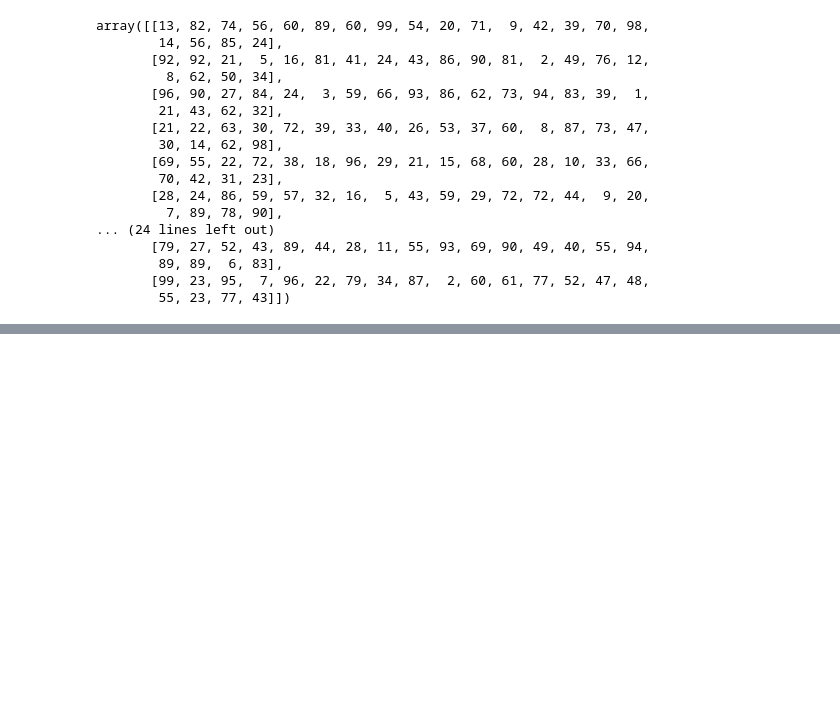
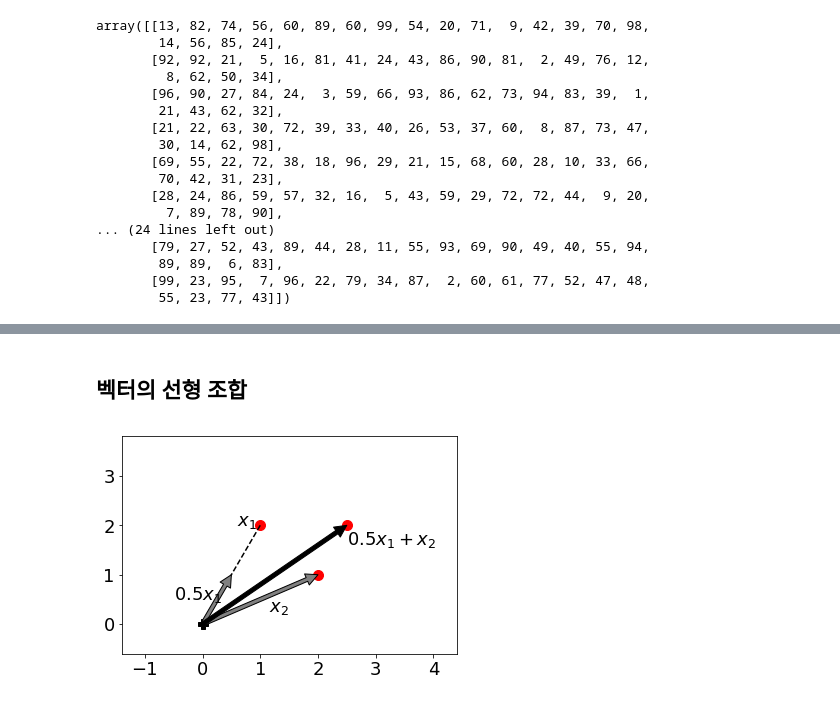
Before and after one commit to pyville/python, a Jupyter notebook: 0923.ipynb, the cells around one changed output, grey strips where cells are left out. Saved outputs shown, nothing was run; the diff lists cells and outputs as text; code cells hidden in the pictures; blank space fills up the shorter version.

```diff
--- a/0923.ipynb
+++ b/0923.ipynb
@@ -224,0 +327,25 @@ array([[13, 82, 74, 56, 60, 89, 60, 99, 54, 20, 71,  9, 42, 39, 70, 98,
+# %% [markdown]
+## 벡터의 선형 조합
+# %%
+x1 = np.array([1, 2])
+x2 = np.array([2, 1])
+x3 = 0.5 * x1 + x2
+plt.annotate('', xy=0.5*x1, xytext=(0, 0), arrowprops=gray)
+plt.annotate('', xy=x2, xytext=(0, 0), arrowprops=gray)
+plt.annotate('', xy=x3, xytext=(0, 0), arrowprops=black)
+plt.plot(0, 0, 'kP', ms=10)
+plt.plot(x1[0], x1[1], 'ro', ms=10)
+plt.plot(x2[0], x2[1], 'ro', ms=10)
+plt.plot(x3[0], x3[1], 'ro', ms=10)
+plt.plot([x1[0], 0], [x1[1], 0], 'k--')
+plt.text(0.6, 2.0, "$x_1$")
+plt.text(-0.5, 0.5, "$0.5x_1$")
+plt.text(1.15, 0.25, "$x_2$")
+plt.text(2.5, 1.6, "$0.5x_1 + x_2$")
+plt.xticks(np.arange(-2, 5))
+plt.yticks(np.arange(-1, 4))
+plt.xlim(-1.4, 4.4)
+plt.ylim(-0.6, 3.8)
+plt.show()
+# %% [output]
+[figure, added]
```
Also changed, not shown: parts of 18 cells of this notebook.
